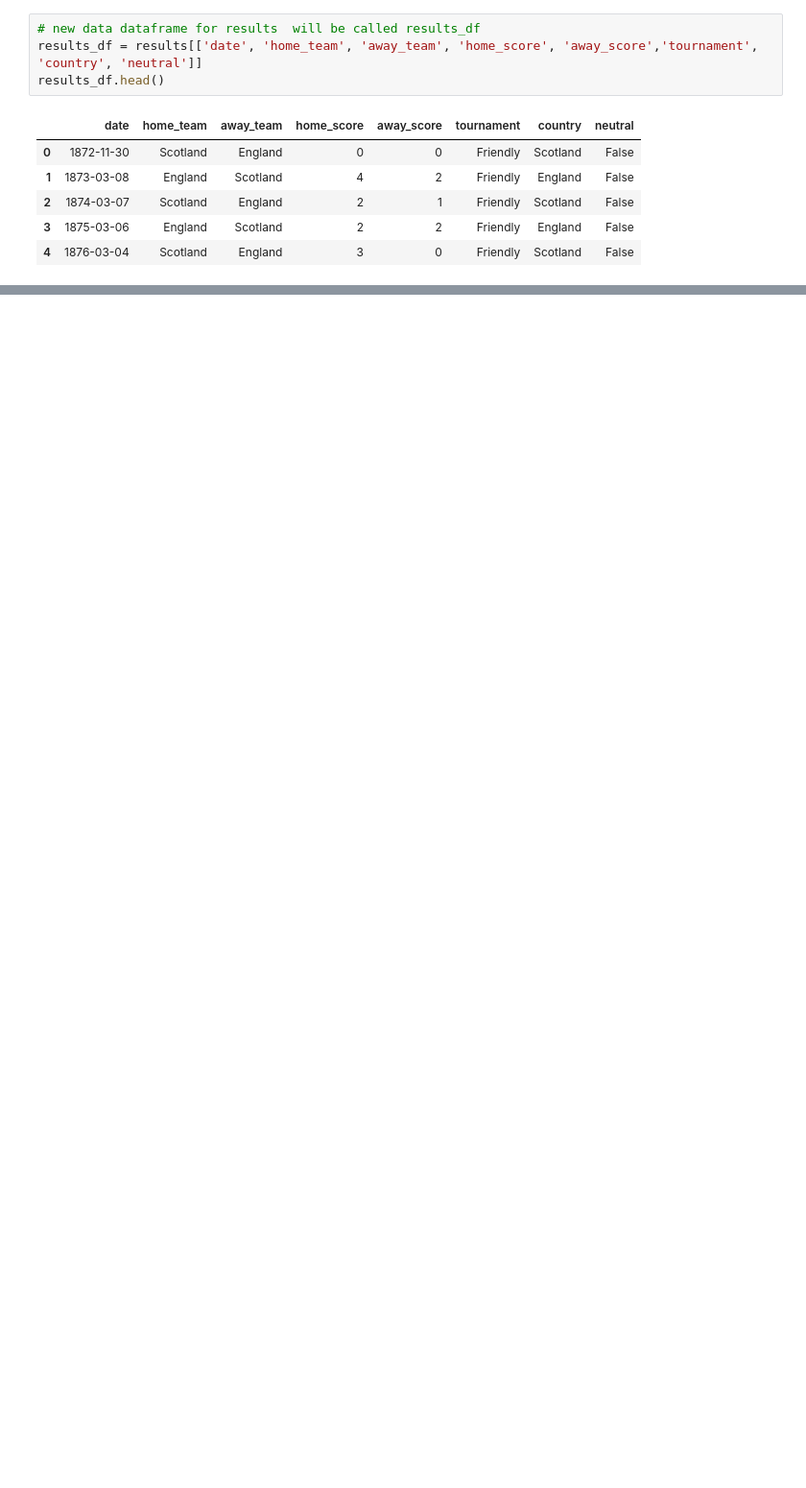
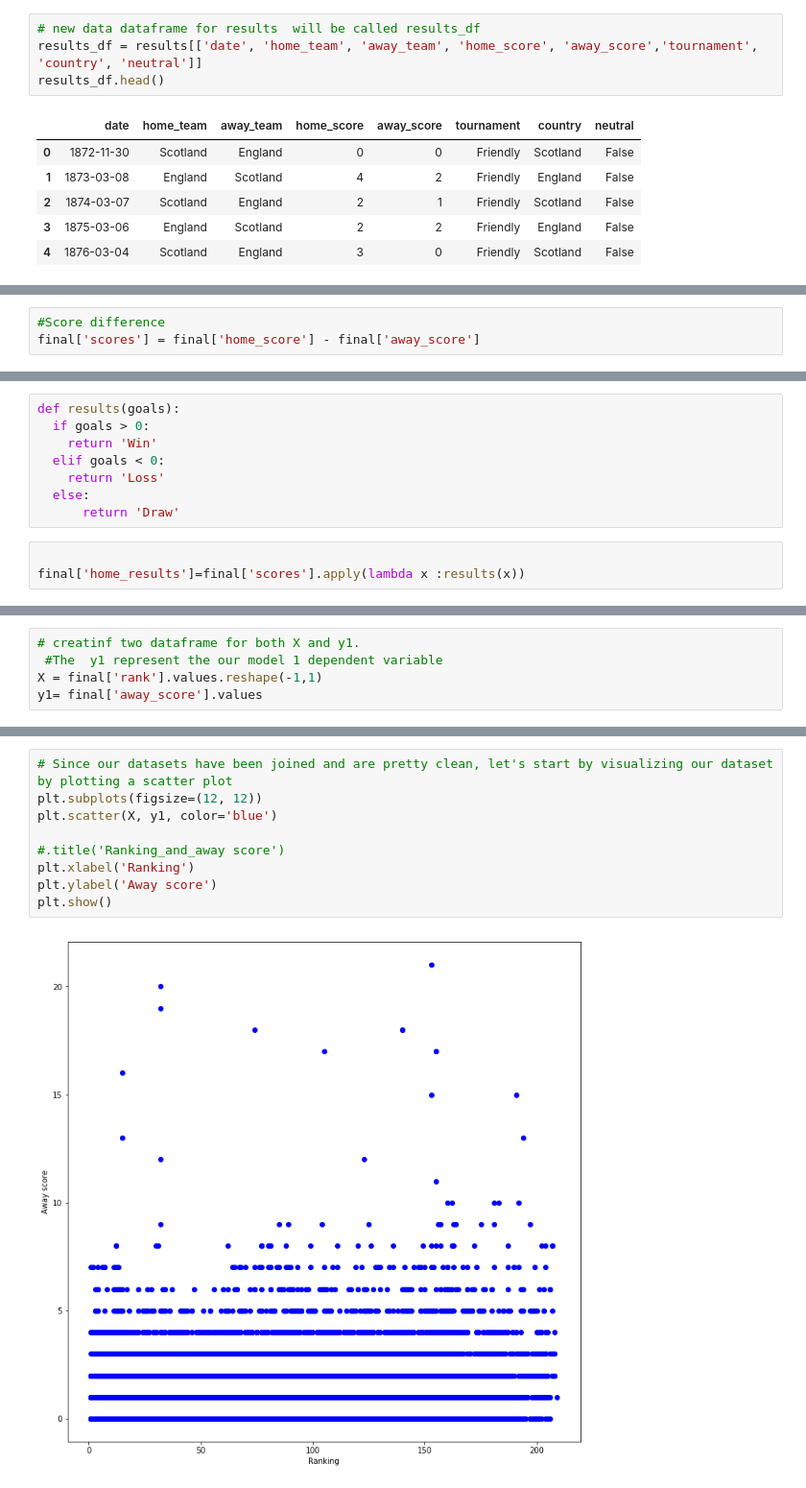
Before and after one commit to SamwelJane/Mchezopesa-Ltd-Football-analysis, a Jupyter notebook: Moringa_Data_Science_Core_W6_Independent_Project_2019_08_Samwel_Jane_Python_Notebook.ipynb, the cells around one changed output, grey strips where cells are left out. Shown at 96% size. Saved outputs shown, nothing was run; the diff lists cells and outputs as text; blank space fills up the shorter version.

```diff
--- a/Moringa_Data_Science_Core_W6_Independent_Project_2019_08_Samwel_Jane_Python_Notebook.ipynb
+++ b/Moringa_Data_Science_Core_W6_Independent_Project_2019_08_Samwel_Jane_Python_Notebook.ipynb
@@ -271,0 +288,3 @@ ValueError: ignored
+# %%
+#Score difference
+final['scores'] = final['home_score'] - final['away_score']
@@ -271,0 +300,11 @@ ValueError: ignored
+# %%
+def results(goals):
+  if goals > 0:
+    return 'Win'
+  elif goals < 0:
+    return 'Loss'
+  else:
+      return 'Draw'
+# %%
+
+final['home_results']=final['scores'].apply(lambda x :results(x))
@@ -271,0 +323,5 @@ ValueError: ignored
+# %%
+# creatinf two dataframe for both X and y1.
+ #The  y1 represent the our model 1 dependent variable
+X = final['rank'].values.reshape(-1,1)
+y1= final['away_score'].values
@@ -271,0 +341,11 @@ ValueError: ignored
+# %%
+# Since our datasets have been joined and are pretty clean, let's start by visualizing our dataset by plotting a scatter plot
+plt.subplots(figsize=(12, 12))
+plt.scatter(X, y1, color='blue')
+
+#.title('Ranking_and_away score')
+plt.xlabel('Ranking')
+plt.ylabel('Away score')
+plt.show()
+# %% [output]
+[figure, added]
```
Also changed, not shown: parts of 55 cells of this notebook.
